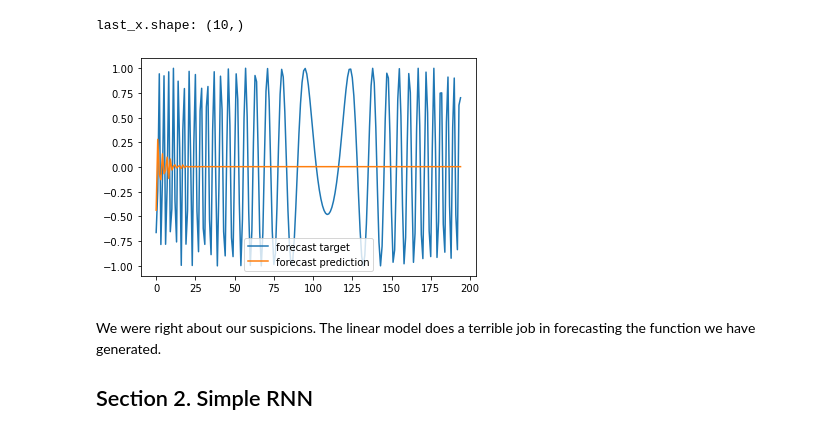
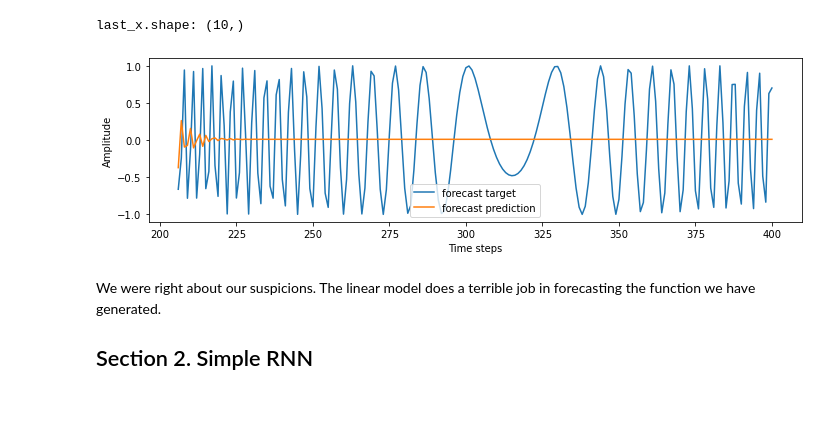
Before and after one commit to kbantoec/deep_learning, a Jupyter notebook: rnn/lstm_nonlinear.ipynb, the cells around one changed output. Saved outputs shown, nothing was run; the diff lists cells and outputs as text; code cells hidden in the pictures; blank space fills up the shorter version.

```diff
--- a/rnn/lstm_nonlinear.ipynb
+++ b/rnn/lstm_nonlinear.ipynb
@@ -147,12 +163,17 @@ while len(validation_predictions) < len(validation_target):
 # %% [output]
 last_x.shape: (10,)
 # %%
-plt.plot(validation_target, label='forecast target')
-plt.plot(validation_predictions, label='forecast prediction')
+plt.figure(figsize=(10, 3))
+plt.plot(range(206, 401), validation_target, label='forecast target')
+plt.plot(range(206, 401), validation_predictions, label='forecast prediction')
+plt.ylabel('Amplitude')
+plt.xlabel('Time steps')
 plt.legend()
+plt.tight_layout()
+# plt.savefig('out/plots/correct_forecast_varsine_ar.png', dpi=600, transparent=True)
 plt.show()
 # %% [output]
-[figure, old version]
+[figure, new version]
 # %% [markdown]
 We were right about our suspicions. The linear model does a terrible job in forecasting the function we have generated.
 
```
Also changed, not shown: parts of 23 cells of this notebook.
